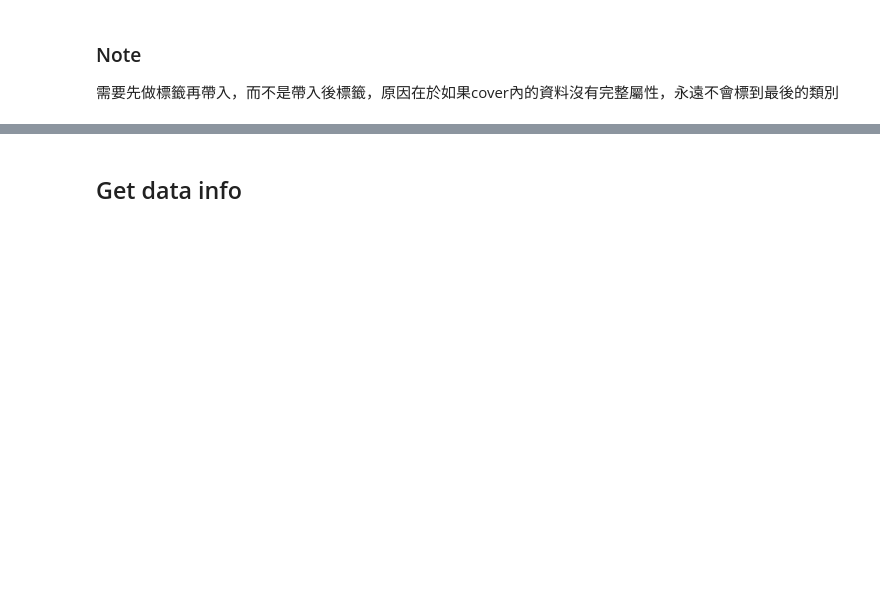
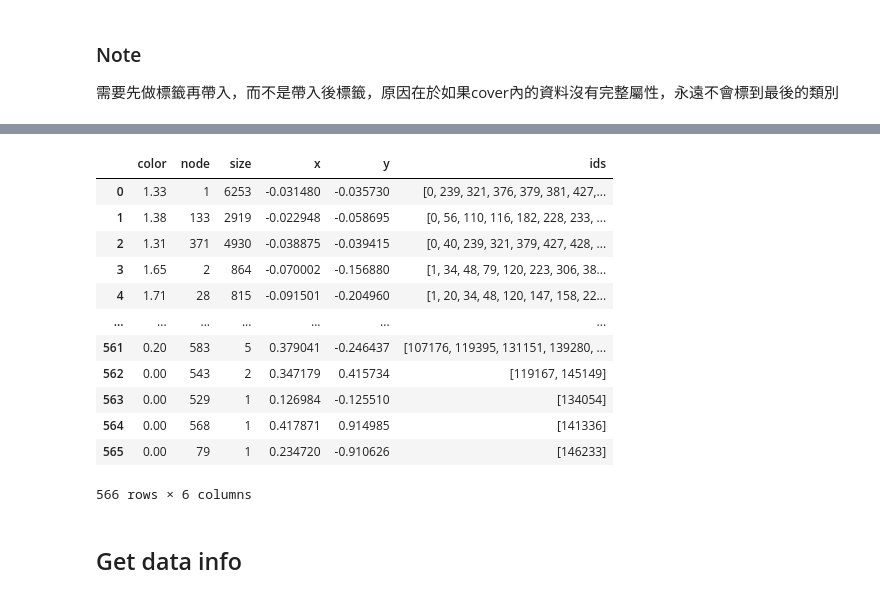
Before and after one commit to kennywang112/TrafficTDApython, a Jupyter notebook: Version3/道路分析.ipynb, the cells around one changed output, grey strips where cells are left out. Saved outputs shown, nothing was run; the diff lists cells and outputs as text; code cells hidden in the pictures; blank space fills up the shorter version.

```diff
--- a/Version3/道路分析.ipynb
+++ b/Version3/道路分析.ipynb
@@ -133,6 +37,5 @@ mapper_numpy = data_to_map.to_numpy()
 # %%
-with open('/Users/wangqiqian/Desktop/TrafficTDApython/Version3/GridSearch/full_grid_fulldata_o345i10.pkl', 'rb') as f:
+with open('/Users/wangqiqian/Desktop/TrafficTDApython/Version3/GridSearch/full_grid_halfdata.pkl', 'rb') as f:
     detailed_results_df = pickle.load(f)
 
-detailed_results_df = detailed_results_df.sort_values(by='silhouette')
-detailed_results_df
+rbind_data = pd.read_csv("./Version3/Data/rbind_data.csv", low_memory=False)
@@ -160,0 +87,16 @@ detailed_results_df
+# %%
+full_info
+# %% [output]
+|  | color | node | size | x | y | ids |
+| 0 | 1.33 | 1 | 6253 | -0.031480 | -0.035730 | [0, 239, 321, 376, 379, 381, 427,... |
+| 1 | 1.38 | 133 | 2919 | -0.022948 | -0.058695 | [0, 56, 110, 116, 182, 228, 233, ... |
+| 2 | 1.31 | 371 | 4930 | -0.038875 | -0.039415 | [0, 40, 239, 321, 379, 427, 428, ... |
+| 3 | 1.65 | 2 | 864 | -0.070002 | -0.156880 | [1, 34, 48, 79, 120, 223, 306, 38... |
+| 4 | 1.71 | 28 | 815 | -0.091501 | -0.204960 | [1, 20, 34, 48, 120, 147, 158, 22... |
+| ... | ... | ... | ... | ... | ... | ... |
+| 561 | 0.20 | 583 | 5 | 0.379041 | -0.246437 | [107176, 119395, 131151, 139280, ... |
+| 562 | 0.00 | 543 | 2 | 0.347179 | 0.415734 | [119167, 145149] |
+| 563 | 0.00 | 529 | 1 | 0.126984 | -0.125510 | [134054] |
+| 564 | 0.00 | 568 | 1 | 0.417871 | 0.914985 | [141336] |
+| 565 | 0.00 | 79 | 1 | 0.234720 | -0.910626 | [146233] |
+566 rows × 6 columns
```
Also changed, not shown: parts of 29 cells of this notebook, 5 other files.
